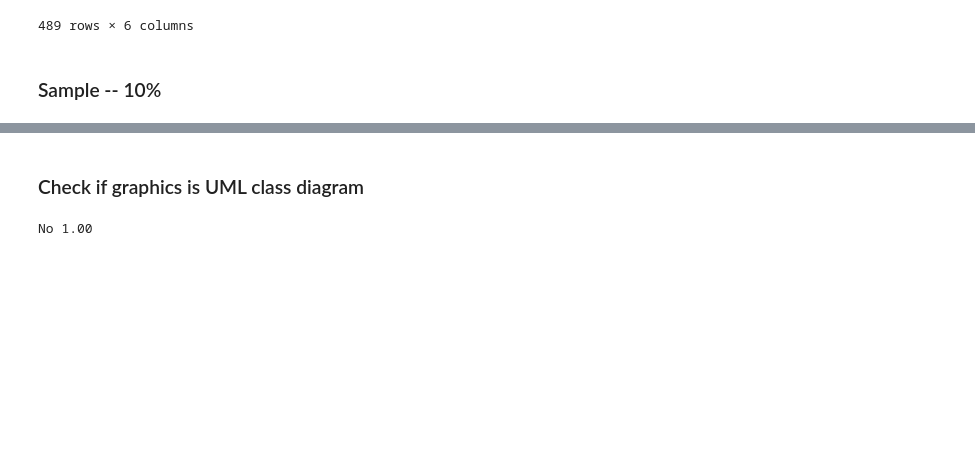
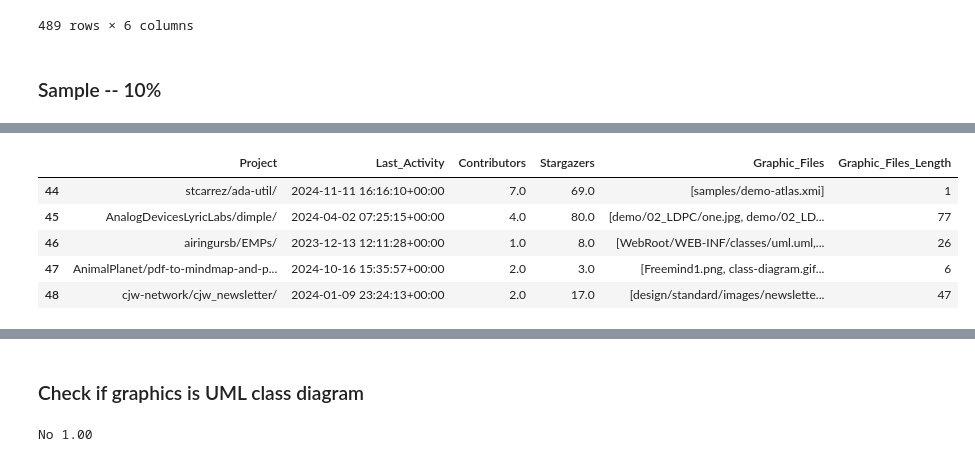
Before and after one commit to zakipauzi/uml_code_traceability, a Jupyter notebook: get_repos.ipynb, the cells around one changed output, grey strips where cells are left out. Saved outputs shown, nothing was run; the diff lists cells and outputs as text; code cells hidden in the pictures; blank space fills up the shorter version.

```diff
--- a/get_repos.ipynb
+++ b/get_repos.ipynb
@@ -365,3 +354,12 @@ sampled_repo_graphics_df
+# %%
+sampled_repo_graphics_df.tail()
+# %% [output]
+|  | Project | Last_Activity | Contributors | Stargazers | Graphic_Files | Graphic_Files_Length |
+| 44 | stcarrez/ada-util/ | 2024-11-11 16:16:10+00:00 | 7.0 | 69.0 | [samples/demo-atlas.xmi] | 1 |
+| 45 | AnalogDevicesLyricLabs/dimple/ | 2024-04-02 07:25:15+00:00 | 4.0 | 80.0 | [demo/02_LDPC/one.jpg, demo/02_LD... | 77 |
+| 46 | airingursb/EMPs/ | 2023-12-13 12:11:28+00:00 | 1.0 | 8.0 | [WebRoot/WEB-INF/classes/uml.uml,... | 26 |
+| 47 | AnimalPlanet/pdf-to-mindmap-and-p... | 2024-10-16 15:35:57+00:00 | 2.0 | 3.0 | [Freemind1.png, class-diagram.gif... | 6 |
+| 48 | cjw-network/cjw_newsletter/ | 2024-01-09 23:24:13+00:00 | 2.0 | 17.0 | [design/standard/images/newslette... | 47 |
 # %%
 sampled_repo_graphics_df['Graphic_Files_Length'].sum()
 # %% [output]
```
Also changed, not shown: parts of 14 cells of this notebook, 7 other files.
